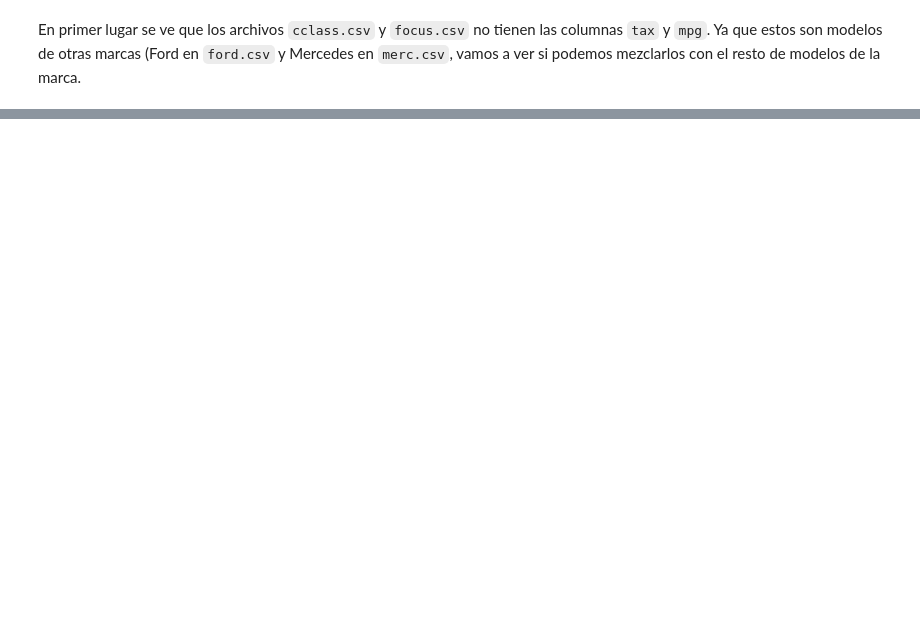
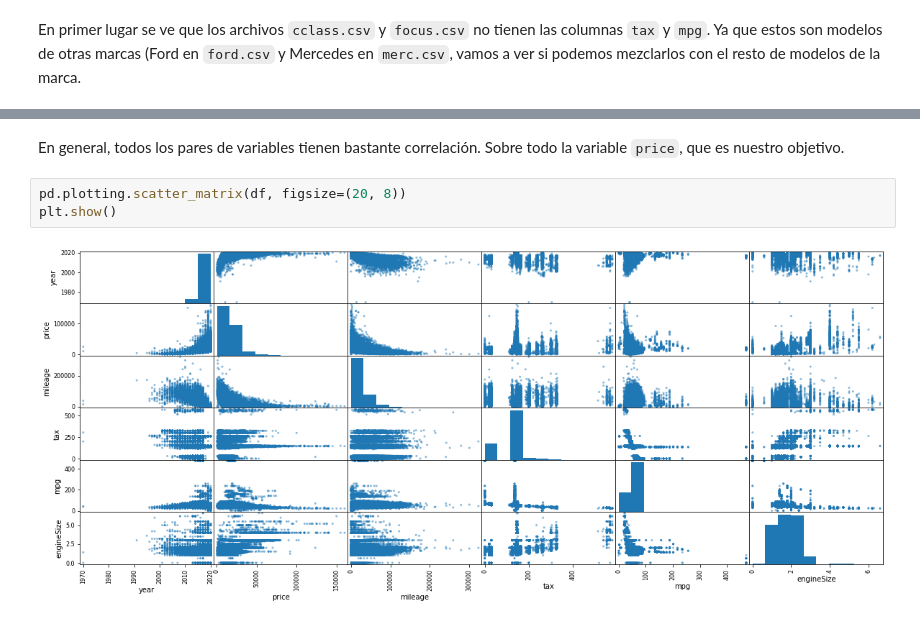
Before and after one commit to dietrujillo/ml_lab, a Jupyter notebook: lab1/notebooks/lab1.ipynb, the cells around one changed output, grey strips where cells are left out. Drawn from its saved outputs; the diff is of its cells as text; blank space fills up the shorter version.

```diff
--- a/lab1/notebooks/lab1.ipynb
+++ b/lab1/notebooks/lab1.ipynb
@@ -88,0 +348,7 @@ En primer lugar se ve que los archivos `cclass.csv` y `focus.csv` no tienen las
+# %% [markdown]
+En general, todos los pares de variables tienen bastante correlación. Sobre todo la variable `price`, que es nuestro objetivo.
+# %%
+pd.plotting.scatter_matrix(df, figsize=(20, 8))
+plt.show()
+# %% [output]
+[figure, added]
```
Also changed, not shown: parts of 63 cells of this notebook, 3 other files.
